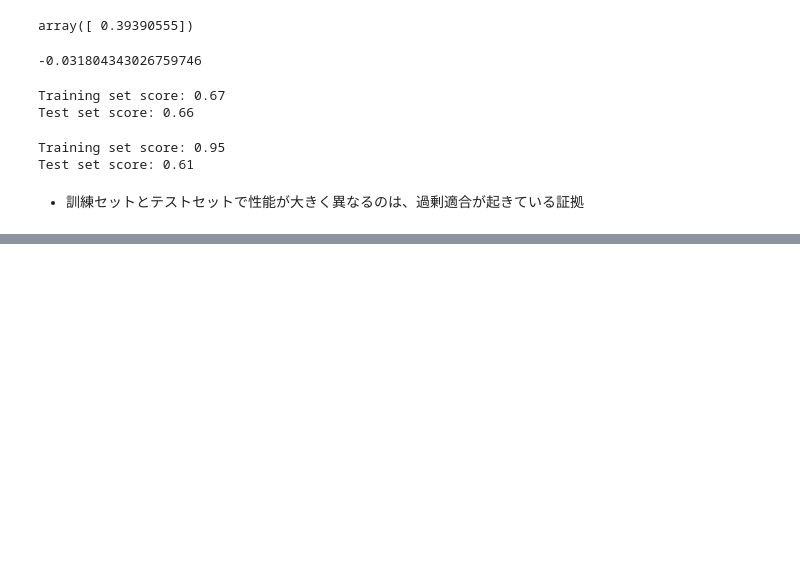
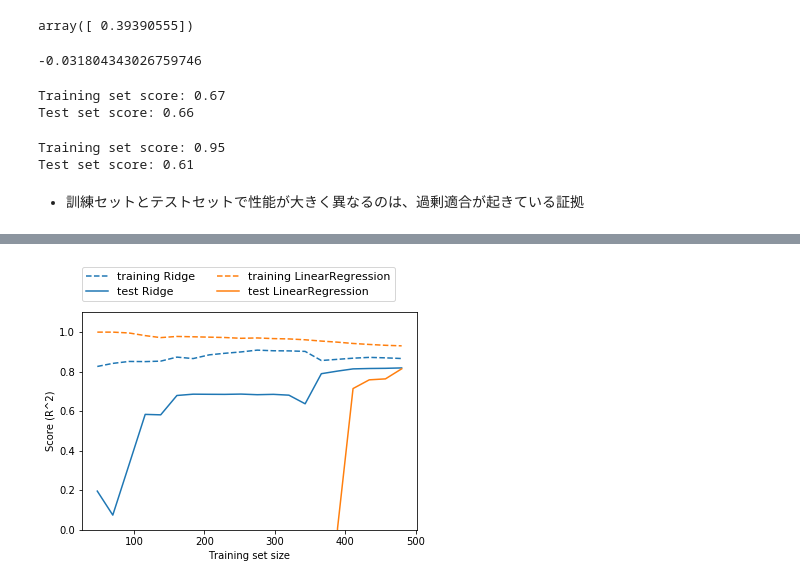
Before and after one commit to aki-06/sklearn, a Jupyter notebook: 線形モデル.ipynb, the cells around one changed output, grey strips where cells are left out. Drawn from its saved outputs; the diff is of its cells as text; code cells hidden in the pictures; blank space fills up the shorter version.

```diff
--- a/線形モデル.ipynb
+++ b/線形モデル.ipynb
@@ -56,0 +103,4 @@ Test set score: 0.61
+# %%
+mglearn.plots.plot_ridge_n_samples()
+# %% [output]
+[figure, added]
```
Also changed, not shown: parts of 9 cells of this notebook.
